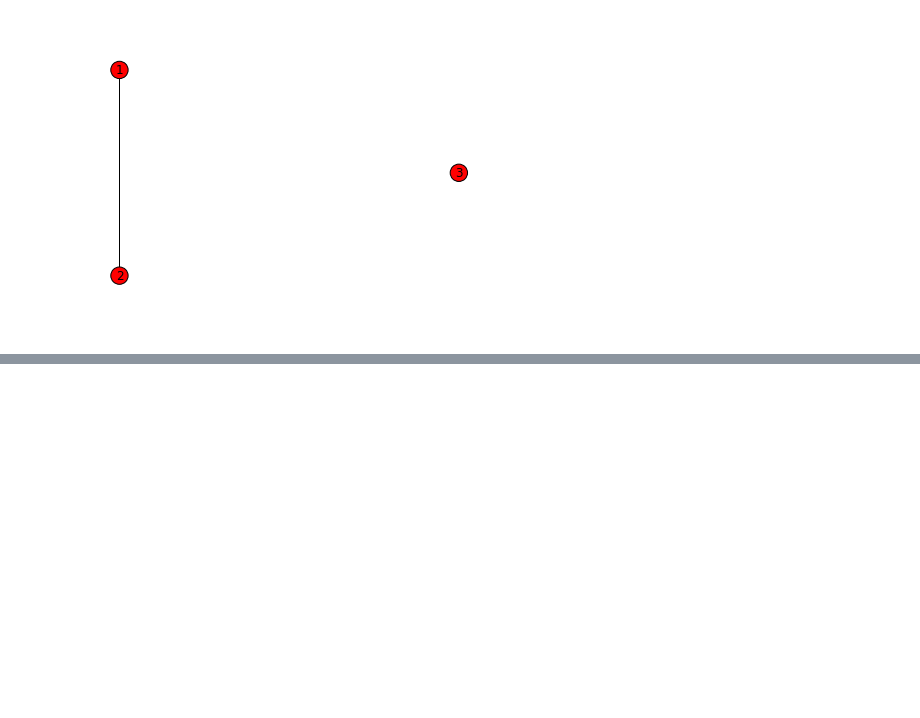
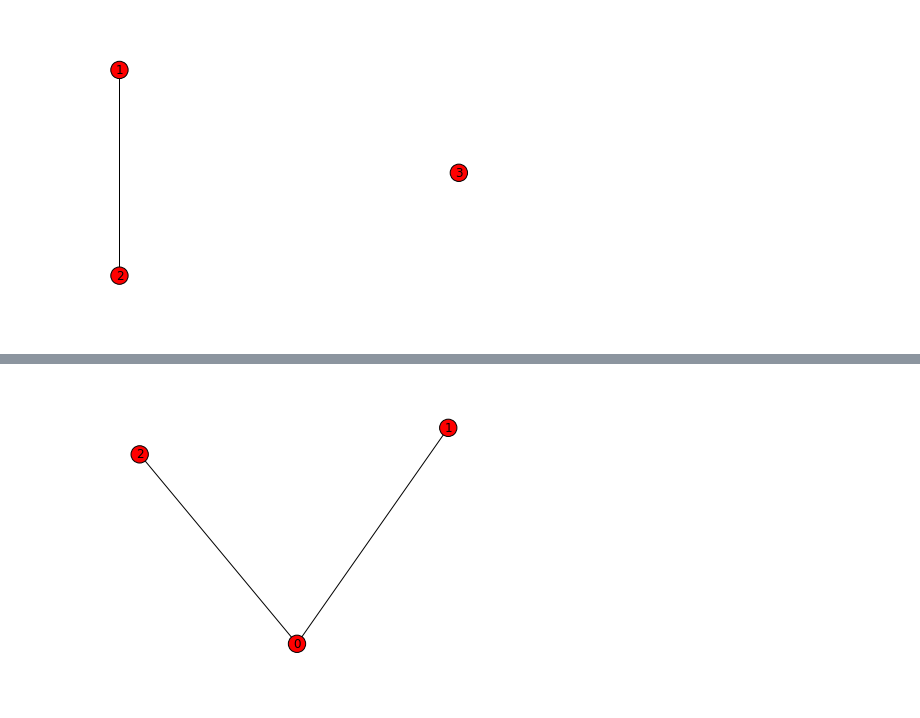
Before and after one commit to Chuphay/school, a Jupyter notebook: spectral/graph demo.ipynb, the cells around one changed output, grey strips where cells are left out. Saved outputs shown, nothing was run; the diff lists cells and outputs as text; code cells hidden in the pictures; blank space fills up the shorter version.

```diff
--- a/spectral/graph demo.ipynb
+++ b/spectral/graph demo.ipynb
@@ -61,0 +110,6 @@ matrix([[ 1.,  1.,  1.,  1.,  0.,  0.,  1.,  1.,  1.,  0.],
+# %%
+a = array([[0,1,1],[1,0,0],[1,0,0]])
+G = nx.Graph(a)
+nx.draw(G)
+# %% [output]
+[figure, added]
```
Also changed, not shown: parts of 20 cells of this notebook.
